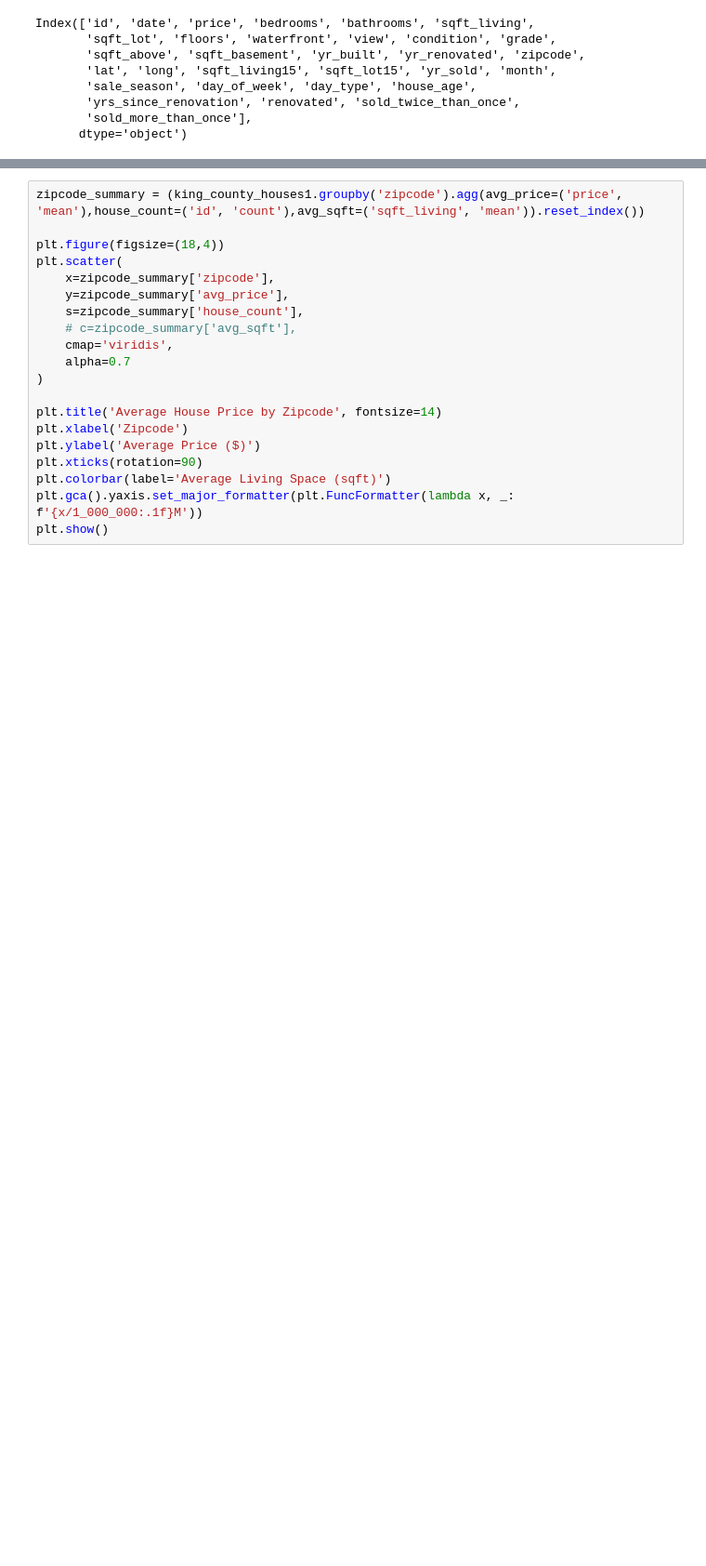
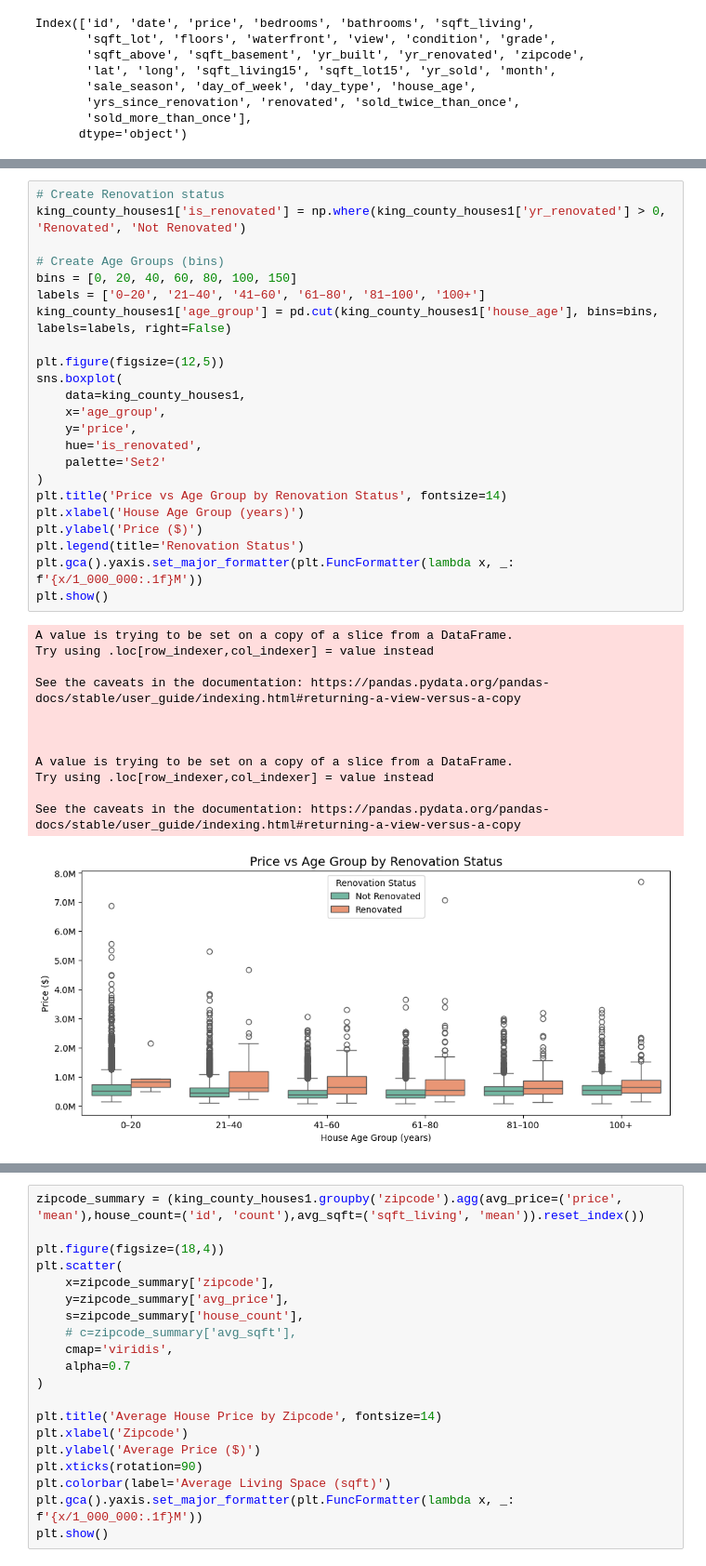
Before and after one commit to theAtieno/King-County-House, a Jupyter notebook: kc_house_data.ipynb, the cells around one changed output, grey strips where cells are left out. Shown at 93% size. Drawn from its saved outputs; the diff is of its cells as text; blank space fills up the shorter version.

```diff
--- a/kc_house_data.ipynb
+++ b/kc_house_data.ipynb
@@ -387,0 +464,36 @@ Index(['id', 'date', 'price', 'bedrooms', 'bathrooms', 'sqft_living',
+# %%
+# Create Renovation status
+king_county_houses1['is_renovated'] = np.where(king_county_houses1['yr_renovated'] > 0, 'Renovated', 'Not Renovated')
+
+# Create Age Groups (bins)
+bins = [0, 20, 40, 60, 80, 100, 150]
+labels = ['0–20', '21–40', '41–60', '61–80', '81–100', '100+']
+king_county_houses1['age_group'] = pd.cut(king_county_houses1['house_age'], bins=bins, labels=labels, right=False)
+
+plt.figure(figsize=(12,5))
+sns.boxplot(
+    data=king_county_houses1,
+    x='age_group',
+    y='price',
+    hue='is_renovated',
+    palette='Set2'
+)
+plt.title('Price vs Age Group by Renovation Status', fontsize=14)
+plt.xlabel('House Age Group (years)')
+plt.ylabel('Price ($)')
+plt.legend(title='Renovation Status')
+plt.gca().yaxis.set_major_formatter(plt.FuncFormatter(lambda x, _: f'{x/1_000_000:.1f}M'))
+plt.show()
+# %% [output]
+A value is trying to be set on a copy of a slice from a DataFrame.
+Try using .loc[row_indexer,col_indexer] = value instead
+
+See the caveats in the documentation: https://pandas.pydata.org/pandas-docs/stable/user_guide/indexing.html#returning-a-view-versus-a-copy
+
+
+
+A value is trying to be set on a copy of a slice from a DataFrame.
+Try using .loc[row_indexer,col_indexer] = value instead
+
+See the caveats in the documentation: https://pandas.pydata.org/pandas-docs/stable/user_guide/indexing.html#returning-a-view-versus-a-copy
+[figure, added]
```
Also changed, not shown: parts of 24 cells of this notebook.
